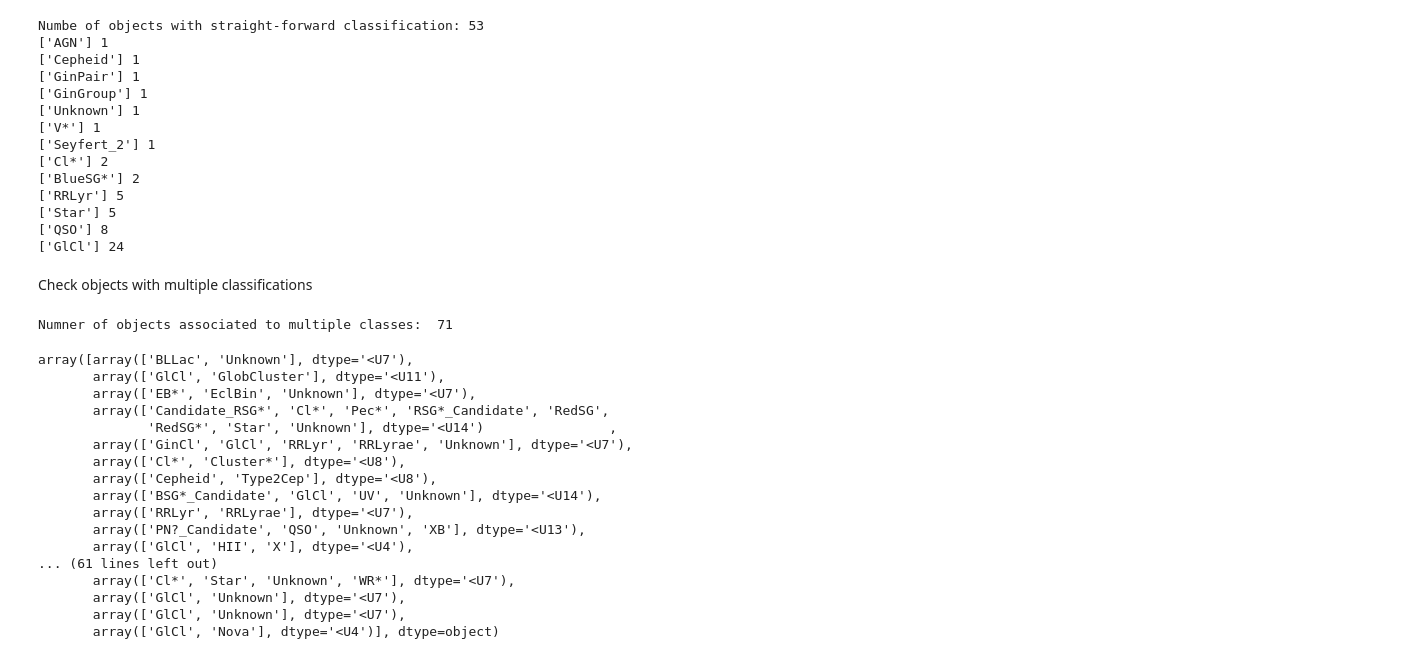
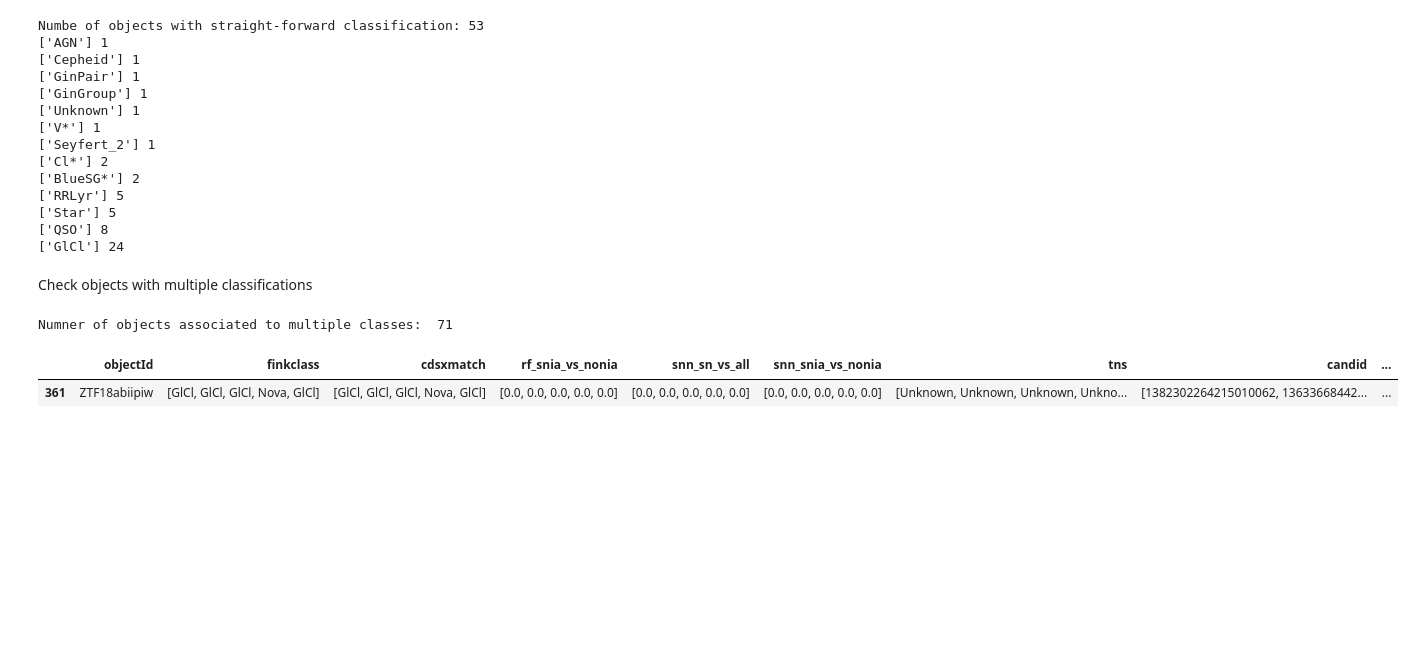
Before and after one commit to COINtoolbox/crp8_variability, a Jupyter notebook: notebooks/data_preparation/check_xmatch_extragalactic.ipynb, the cells around one changed output. Saved outputs shown, nothing was run; the diff lists cells and outputs as text; code cells hidden in the pictures; blank space fills up the shorter version.

Commit message:
Preprocessing notebooks for the Galactic and Extragalactic catalogs

```diff
--- a/notebooks/data_preparation/check_xmatch_extragalactic.ipynb
+++ b/notebooks/data_preparation/check_xmatch_extragalactic.ipynb
@@ -9,6 +9,8 @@ from copy import deepcopy
 ### For extragalactic
 # %%
 data = pd.read_parquet('/media3/CRP8/TDE/data/xmatch/extragalactic/')
+# %%
+data = pd.read_parquet('/media3/CRP8/TDE/data/xmatch/extragalactic/')
 # %%
 data.shape
 # %% [output]
@@ -129,22 +131,8 @@ print('Numner of objects associated to multiple classes: ', data_misc.shape[0])
 # %% [output]
 Numner of objects associated to multiple classes:  71
 # %%
-data_misc['top_class'].values
+mask = data_misc['top_class'].apply(lambda x: {'GlCl', 'Nova'}.issubset(set(x)))
+data_misc[mask]
 # %% [output]
-array([array(['BLLac', 'Unknown'], dtype='<U7'),
-       array(['GlCl', 'GlobCluster'], dtype='<U11'),
-       array(['EB*', 'EclBin', 'Unknown'], dtype='<U7'),
-       array(['Candidate_RSG*', 'Cl*', 'Pec*', 'RSG*_Candidate', 'RedSG',
-              'RedSG*', 'Star', 'Unknown'], dtype='<U14')                ,
-       array(['GinCl', 'GlCl', 'RRLyr', 'RRLyrae', 'Unknown'], dtype='<U7'),
-       array(['Cl*', 'Cluster*'], dtype='<U8'),
-       array(['Cepheid', 'Type2Cep'], dtype='<U8'),
-       array(['BSG*_Candidate', 'GlCl', 'UV', 'Unknown'], dtype='<U14'),
-       array(['RRLyr', 'RRLyrae'], dtype='<U7'),
-       array(['PN?_Candidate', 'QSO', 'Unknown', 'XB'], dtype='<U13'),
-       array(['GlCl', 'HII', 'X'], dtype='<U4'),
-... (61 lines left out)
-       array(['Cl*', 'Star', 'Unknown', 'WR*'], dtype='<U7'),
-       array(['GlCl', 'Unknown'], dtype='<U7'),
-       array(['GlCl', 'Unknown'], dtype='<U7'),
-       array(['GlCl', 'Nova'], dtype='<U4')], dtype=object)
+|  | objectId | finkclass | cdsxmatch | rf_snia_vs_nonia | snn_sn_vs_all | snn_snia_vs_nonia | tns | candid | ... |
+| 361 | ZTF18abiipiw | [GlCl, GlCl, GlCl, Nova, GlCl] | [GlCl, GlCl, GlCl, Nova, GlCl] | [0.0, 0.0, 0.0, 0.0, 0.0] | [0.0, 0.0, 0.0, 0.0, 0.0] | [0.0, 0.0, 0.0, 0.0, 0.0] | [Unknown, Unknown, Unknown, Unkno... | [1382302264215010062, 13633668442... | ... |
```
Also changed, not shown: parts of 2 cells of this notebook, 6 other files.
